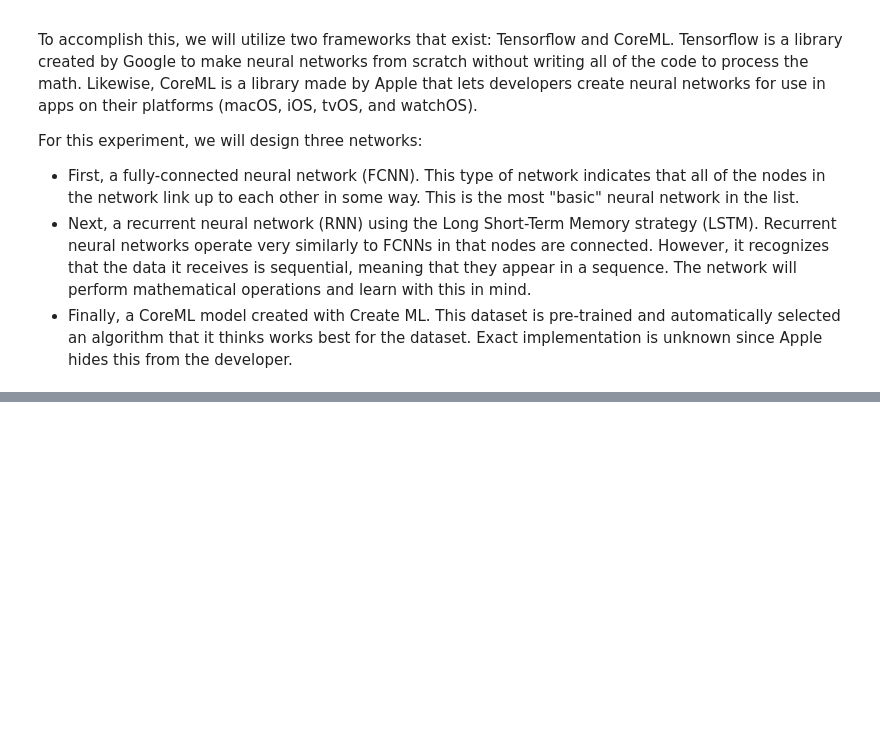
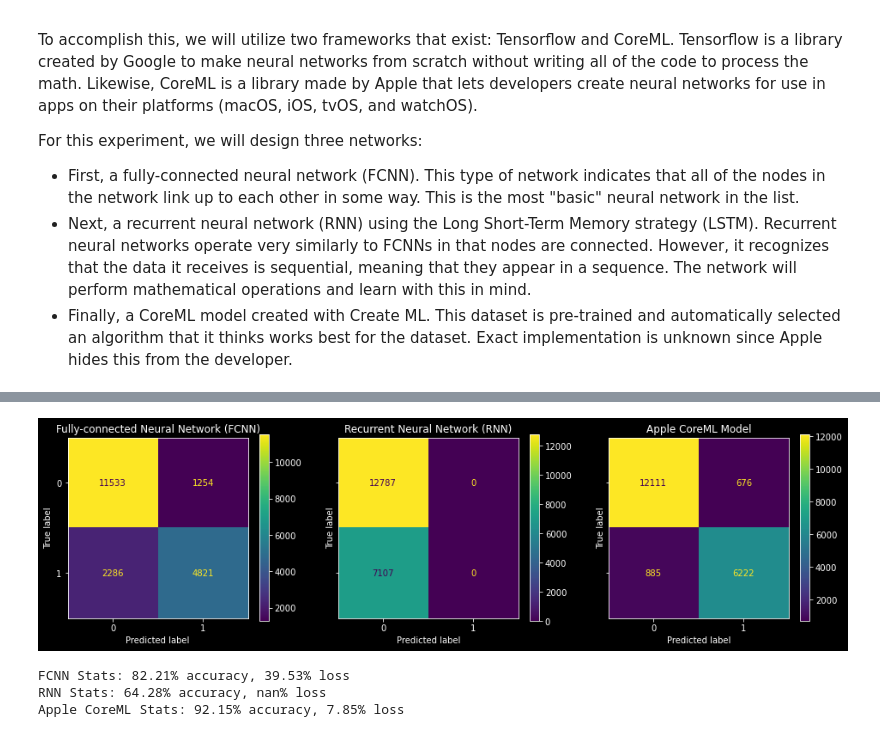
Before and after one commit to alicerunsonfedora/abysima, a Jupyter notebook: notebooks/validations.ipynb, the cells around one changed output, grey strips where cells are left out. Cells and saved outputs as stored; diff of their text form; code cells hidden in the pictures; blank space fills up the shorter version.

Commit message:
:alembic: Reformat data and test

```diff
--- a/notebooks/validations.ipynb
+++ b/notebooks/validations.ipynb
@@ -63,7 +70,7 @@ import numpy as np
 
 def encode_features(feature) -> float:
     """Returns an encoded number that represents the data item."""
-    if feature == ' ' or feature == 'invalid':
+    if feature == '*' or feature == 'invalid':
         return 0.0
     elif feature == 'valid':
         return 1.0
@@ -131,7 +150,7 @@ KERAS_EPOCHS = 500
 
 # Specify the number of batches the neural networks will use. To speed up training, our networks will run updates after
 # a certain number of batches, making updates as necessary.
-KERAS_BATCHES = 256
+KERAS_BATCHES = 512
 # %%
 # Import the Tensorflow and Keras libraries needed to make two of the networks.
 from tensorflow import keras
@@ -192,0 +283,7 @@ RNN_results = RNN.fit(X_train,
+# %%
+# We will now import the model made with Core ML to evaluate it.
+import coremltools as ct
+
+# Load the ML model from the pre-compiled models folder. At this time, we cannot determine the initial training session
+# data because it's not included in the model file. We can, however, test the testing data later.
+CORE_ML = ct.models.MLModel('../coreml/apple_var.mlmodel')
@@ -192,0 +331,43 @@ RNN_results = RNN.fit(X_train,
+# %%
+# To compare the networks, we will use a confusion matrix, which displays the distribution of correct and incorrect
+# predictions. The format is as follows:
+#
+# [[ True Negatives     False Positives
+#    False Negatives    True Positives ]]
+
+from sklearn.metrics import confusion_matrix, ConfusionMatrixDisplay
+from matplotlib import pyplot as plt
+import numpy as np
+
+# Map the predictions of the FCNN and the RNN to be binary so as to match the true format.
+force_validity = np.vectorize(lambda a: 1 if a > 0.5 else 0)
+y_predict_fcnn = force_validity(y_predict_fcnn)
+y_predict_rnn = force_validity(y_predict_rnn)
+
+figure, (ax1, ax2, ax3) = plt.subplots(1, 3, sharex=True, sharey=True, figsize=(16, 4)) # type: ignore
+
+# Generate the confusion matrix for the FCNN predictions and display it.
+cm_fcnn = confusion_matrix(y_true, y_predict_fcnn)
+ConfusionMatrixDisplay(cm_fcnn).plot(ax=ax1)
+ax1.set_title("Fully-connected Neural Network (FCNN)")
+
+# Generate the confusion matrix for the RNN and display it.
+cm_rnn = confusion_matrix(y_true, y_predict_rnn)
+ConfusionMatrixDisplay(cm_rnn).plot(ax=ax2)
+ax2.set_title("Recurrent Neural Network (RNN)")
+
+# Generate the confusion matrix for the Apple CoreML model and display it.
+cm_coreml = confusion_matrix(y_true, y_predict_coreml)
+ConfusionMatrixDisplay(cm_coreml).plot(ax=ax3)
+ax3.set_title("Apple CoreML Model")
+
+plt.show()
+
+print("FCNN Stats: %.2f%% accuracy, %.2f%% loss" % (evaluation_FCNN[1] * 100, evaluation_FCNN[0] * 100))
+print("RNN Stats: %.2f%% accuracy, %.2f%% loss" % (evaluation_RNN[1] * 100, evaluation_RNN[0] * 100))
+print("Apple CoreML Stats: %.2f%% accuracy, %.2f%% loss" % (evaluation_CORE_ML[1] * 100, evaluation_CORE_ML[0] * 100))
+# %% [output]
+[figure, added]
+FCNN Stats: 82.21% accuracy, 39.53% loss
+RNN Stats: 64.28% accuracy, nan% loss
+Apple CoreML Stats: 92.15% accuracy, 7.85% loss
```
Also changed, not shown: parts of 9 cells of this notebook, 16 other files.
